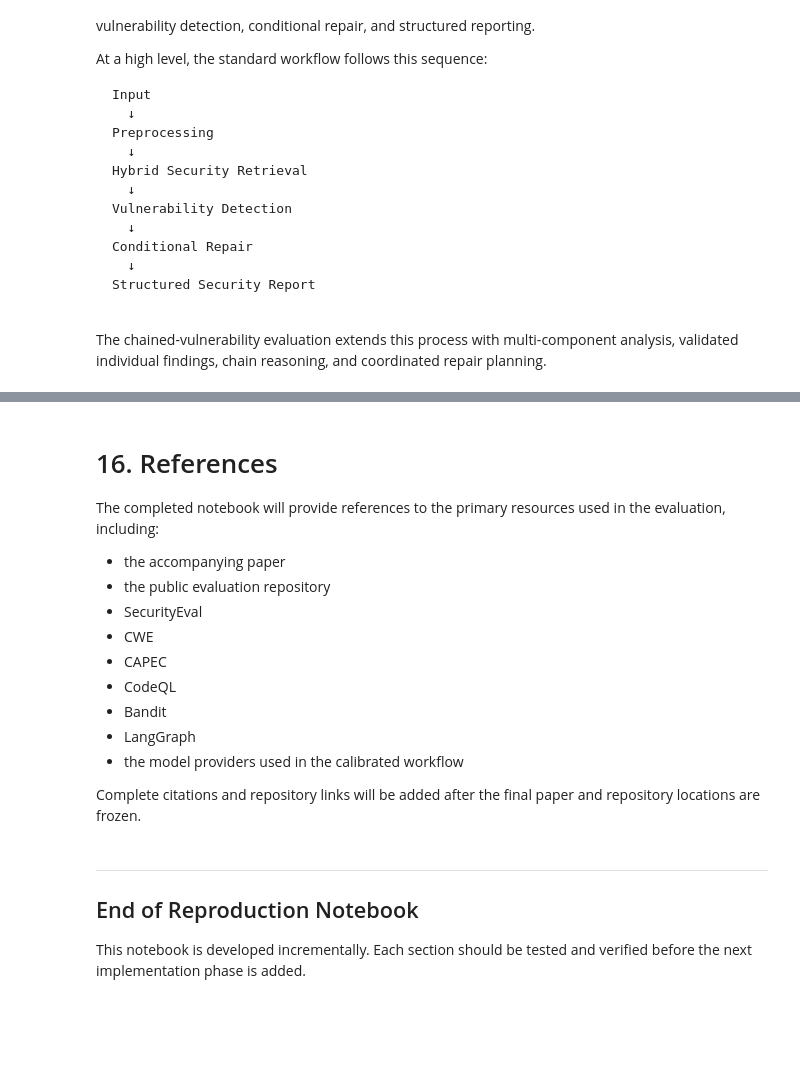
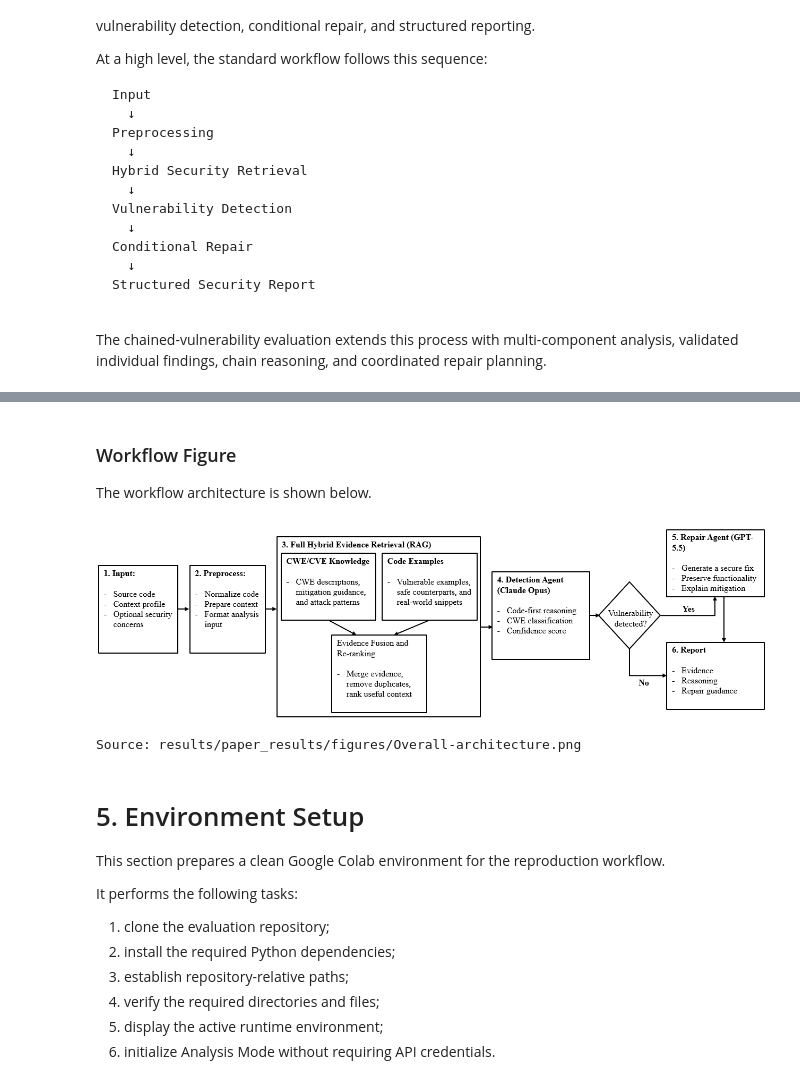
Before and after one commit to lizethcampos03/llm-security-framework-evaluation, a Jupyter notebook: notebooks/paper_reproduction.ipynb, the cells around one changed output, grey strips where cells are left out. Cells and saved outputs as stored; diff of their text form; code cells hidden in the pictures; blank space fills up the shorter version.

Commit message:
Finalize evaluation repository and notebook

```diff
--- a/notebooks/paper_reproduction.ipynb
+++ b/notebooks/paper_reproduction.ipynb
@@ -508,23 +182,37 @@ Reproduction-generated files must be stored separately from the archived paper r
-# %% [markdown]
-<a name="references"></a>
-# 16. References
-
-The completed notebook will provide references to the primary resources used in the evaluation, including:
-
-- the accompanying paper
-- the public evaluation repository
-- SecurityEval
-- CWE
-- CAPEC
-- CodeQL
-- Bandit
-- LangGraph
-- the model providers used in the calibrated workflow
-
-Complete citations and repository links will be added after the final paper and repository locations are frozen.
-# %% [markdown]
----
-
-## End of Reproduction Notebook
-
-This notebook is developed incrementally. Each section should be tested and verified before the next implementation phase is added.
+# %% [markdown]
+### Workflow Figure
+
+The workflow architecture is shown below.
+# %%
+architecture_path = FIGURES_DIR / "Overall-architecture.png"
+
+if not architecture_path.exists():
+    raise FileNotFoundError(
+        f"Architecture figure not found: {architecture_path}"
+    )
+
+display(
+    Image(
+        filename=str(architecture_path),
+        width=1100
+    )
+)
+
+print(f"Source: {architecture_path.relative_to(REPO_DIR)}")
+# %% [output]
+[figure, added]
+Source: results/paper_results/figures/Overall-architecture.png
+# %% [markdown]
+<a name="environment-setup"></a>
+# 5. Environment Setup
+
+This section prepares a clean Google Colab environment for the reproduction workflow.
+
+It performs the following tasks:
+
+1. clone the evaluation repository;
+2. install the required Python dependencies;
+3. establish repository-relative paths;
+4. verify the required directories and files;
+5. display the active runtime environment;
+6. initialize Analysis Mode without requiring API credentials.
```
Also changed, not shown: parts of 98 cells of this notebook, 5 other files.
